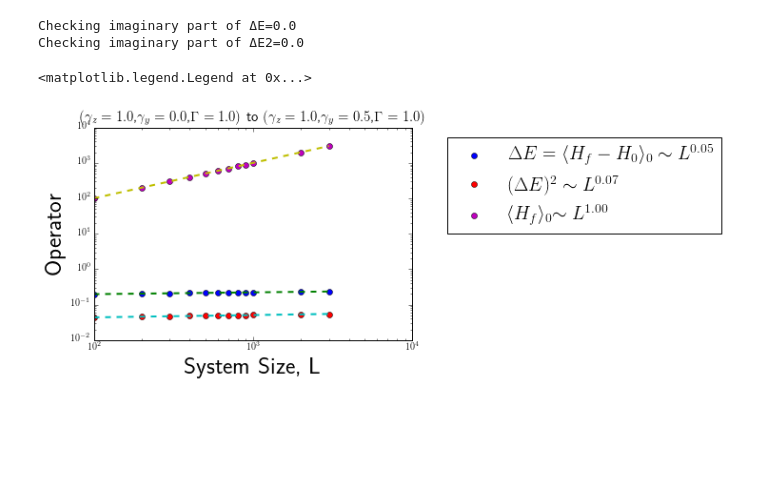
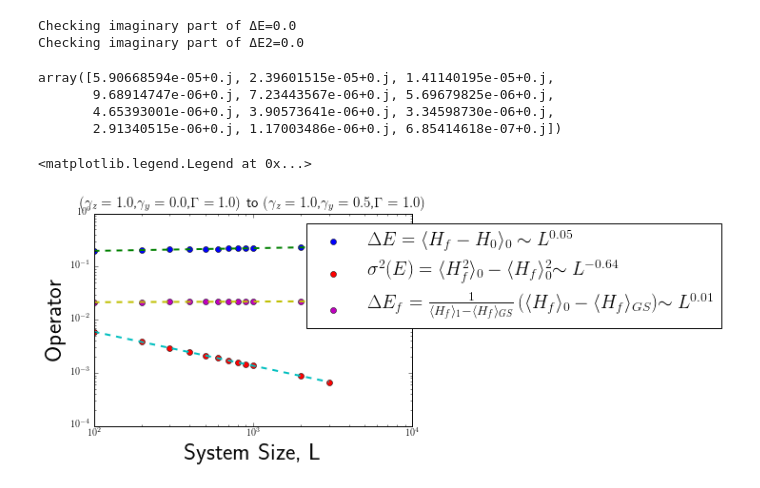
Before and after one commit to paraj003/LMG_quench, a Jupyter notebook: LMG_sim.ipynb, the cells around one changed output. Saved outputs shown, nothing was run; the diff lists cells and outputs as text; code cells hidden in the pictures; blank space fills up the shorter version.

```diff
--- a/LMG_sim.ipynb
+++ b/LMG_sim.ipynb
@@ -744,8 +746,8 @@ paramvals=LMG.Ham_params(N=L,S=L/2,J=1.,γz=1.,γy=0.,Γ=1)
 #analytical solution of the critical field
 def fun(Γ,*otherparams):
     β1,γ1,J1=otherparams
-    return np.log((J1*γ1+Γ)/(J1*γ1-Γ))-Γ*β1
-if β>2*paramvals.J*np.max([paramvals.γy,paramvals.γz]):
+    return np.log((J1*γ1+Γ)/(J1*γ1-Γ))-Γ*β1*2
+if β>paramvals.J*np.max([paramvals.γy,paramvals.γz]):
     otherparams=(β,1.,1.) #(β,γ,J)
     Γsol =OPT.bisect(fun,0.01,0.9999999,args=otherparams)
 else:
@@ -756,5 +760,5 @@ for p in range(np.size(Larr)):
     print(p, end='\r', flush=True)
     L=Larr[p]
     paramvals=LMG.Ham_params(N=L,S=L/2,J=1,γz=1.,γy=0.,Γ=Γsol)
-    magsqβarr[p]=LMG.Finitetempmagnetizationϕ2(paramvals,β,1.,0.)
+    magsqβarr[p]=Finitetempmagnetizationϕ2(paramvals,β,0.,1.)
 # %% [output]
@@ -835,17 +819,28 @@ print('Done',flush=True)
 Done00
 # %%
 deletelist=np.where(np.logical_and(np.logical_and(Hfarr==0,Hf2arr==0),H0arr==0))[0]
-ΔE=Hfarr-H0arr
-ΔE2=Hf2arr+np.square(H0arr)-2*H0arr*Hfarr#Hf2arr-np.square(Hfarr)
+ΔE=Hfarr-H0arr#energy into the quench
+ΔEf=np.divide(Hfarr-HfGSarr,np.abs(HfGSarr-HfFESarr)) #energy density of the quench relative to GS of quench Hamiltonian
+ΔE2=Hf2arr+np.square(H0arr)-2*H0arr*Hfarr
+varE=Hf2arr-np.square(Hfarr)
 print("Checking imaginary part of ΔE="+str(np.sum(np.imag(ΔE))))
 print("Checking imaginary part of ΔE2="+str(np.sum(np.imag(ΔE2))))
 ΔE_nonzero=np.delete(np.real(ΔE),deletelist,axis=0)
 ΔE2_nonzero=np.delete(np.real(ΔE2),deletelist,axis=0)
 Larr_nonzero=np.delete(Larr,deletelist,axis=0)
 Hfarr_nonzero=np.delete(np.real(np.abs(Hfarr)),deletelist,axis=0)
+varE_nonzero=np.delete(np.real(np.abs(varE)),deletelist,axis=0)
+ΔEf_nonzero=np.delete(np.real(ΔEf),deletelist,axis=0)
 # %% [output]
 Checking imaginary part of ΔE=0.0
 Checking imaginary part of ΔE2=0.0
+# %%
+ΔEf
+# %% [output]
+array([5.90668594e-05+0.j, 2.39601515e-05+0.j, 1.41140195e-05+0.j,
+       9.68914747e-06+0.j, 7.23443567e-06+0.j, 5.69679825e-06+0.j,
+       4.65393001e-06+0.j, 3.90573641e-06+0.j, 3.34598730e-06+0.j,
+       2.91340515e-06+0.j, 1.17003486e-06+0.j, 6.85414618e-07+0.j])
 # %%
 #linear fit to data
 logy1=np.log10(ΔE_nonzero)
@@ -857,25 +852,37 @@ m2,b2 = np.polyfit(logx2,logy2, 1)
 logy3=np.log10(Hfarr_nonzero)
 logx3=np.log10(Larr_nonzero)
 m3,b3 = np.polyfit(logx3,logy3, 1)
+logy4=np.log10(varE_nonzero)
+logx4=np.log10(Larr_nonzero)
+m4,b4 = np.polyfit(logx4,logy4, 1)
+logy5=np.log10(ΔEf_nonzero)
+logx5=np.log10(Larr_nonzero)
+m5,b5 = np.polyfit(logx5,logy5, 1)
 #plt.plot(logx,logy,'o')
 #plt.plot(logx,m1*logx+b1,'--')
 # %%
 #Plot average magnetization as a function of L
 
 #plt.loglog(Larr,np.divide(np.abs(Sz2infarr-Sztavg),(Sz2infarr)),'o')
 plt.figure()
 plt.loglog(Larr_nonzero,ΔE_nonzero,'o',label='$\Delta E=\langle H_f-H_0\\rangle_0\\sim L^{%0.2f}$' % m1)
 plt.loglog(Larr_nonzero,(10**b1)*(Larr_nonzero)**m1,'--',linewidth=2)
-plt.loglog(Larr_nonzero,ΔE2_nonzero,'o',label='$(\Delta E)^2\\sim L^{%0.2f}$' % m2)
-plt.loglog(Larr_nonzero,(10**b2)*(Larr_nonzero)**m2,'--',linewidth=2)
-plt.loglog(Larr_nonzero,Hfarr_nonzero,'o',label='$\langle H_f\\rangle_0$\\sim L^{%0.2f}$' % m3)
-plt.loglog(Larr_nonzero,(10**b3)*(Larr_nonzero)**m3,'--',linewidth=2)
+#plt.loglog(Larr_nonzero,ΔE2_nonzero,'o',label='$(\Delta E)^2\\sim L^{%0.2f}$' % m2)
+#plt.loglog(Larr_nonzero,(10**b2)*(Larr_nonzero)**m2,'--',linewidth=2)
+#plt.loglog(Larr_nonzero,Hfarr_nonzero,'o',label='$\langle H_f\\rangle_0$\\sim L^{%0.2f}$' % m3)
+#plt.loglog(Larr_nonzero,(10**b3)*(Larr_nonzero)**m3,'--',linewidth=2)
+plt.loglog(Larr_nonzero,varE_nonzero,'o',label='$\sigma^2(E)=\langle H_f^2\\rangle_0-\langle H_f\\rangle_0^2$$\\sim L^{%0.2f}$' % m4)
+#plt.loglog(Larr_nonzero,np.square(Hfarr),'-o',label='$\langle H_f\\rangle_0^2$' )
+#plt.loglog(Larr_nonzero,Hf2arr,'-o',label='$\langle H_f^2\\rangle_0$' )
+plt.loglog(Larr_nonzero,(10**b4)*(Larr_nonzero)**m4,'--',linewidth=2)
+plt.loglog(Larr_nonzero,ΔEf_nonzero,'o',label='$\Delta E_f=\\frac{\langle H_f\\rangle_0-\langle H_f\\rangle_{GS}}{\langle H_f\\rangle_{1}-\langle H_f\\rangle_{GS}}$$\\sim L^{%0.2f}$' % m5)
+plt.loglog(Larr_nonzero,(10**b5)*(Larr_nonzero)**m5,'--',linewidth=2)
 plt.ylabel('Operator',fontsize=25)
 plt.xlabel('System Size, L',fontsize=25)
 plt.title('$(\gamma_{z}=%0.1f$,$\gamma_{y}=%0.1f$,$\Gamma=%0.1f)$ to  $(\gamma_{z}=%0.1f$,$\gamma_{y}=%0.1f$,$\Gamma=%0.1f)$'%(paramvals0.γz,paramvals0.γy,paramvals0.Γ,paramvalsf.γz,paramvalsf.γy,paramvalsf.Γ),fontsize=15)
 #plt.title('Quench from  $(\gamma_{z}=%0.1f$) '% paramvals0.γz ,fontsize=25)
 
-plt.legend(bbox_to_anchor=(2,1),numpoints=1,fontsize=20)
+plt.legend(bbox_to_anchor=(2.5,1),numpoints=1,fontsize=20)
 # %% [output]
 <matplotlib.legend.Legend at 0x...>
-[figure, old version]
+[figure, new version]
```
Also changed, not shown: parts of 27 cells of this notebook, 1 other file.
